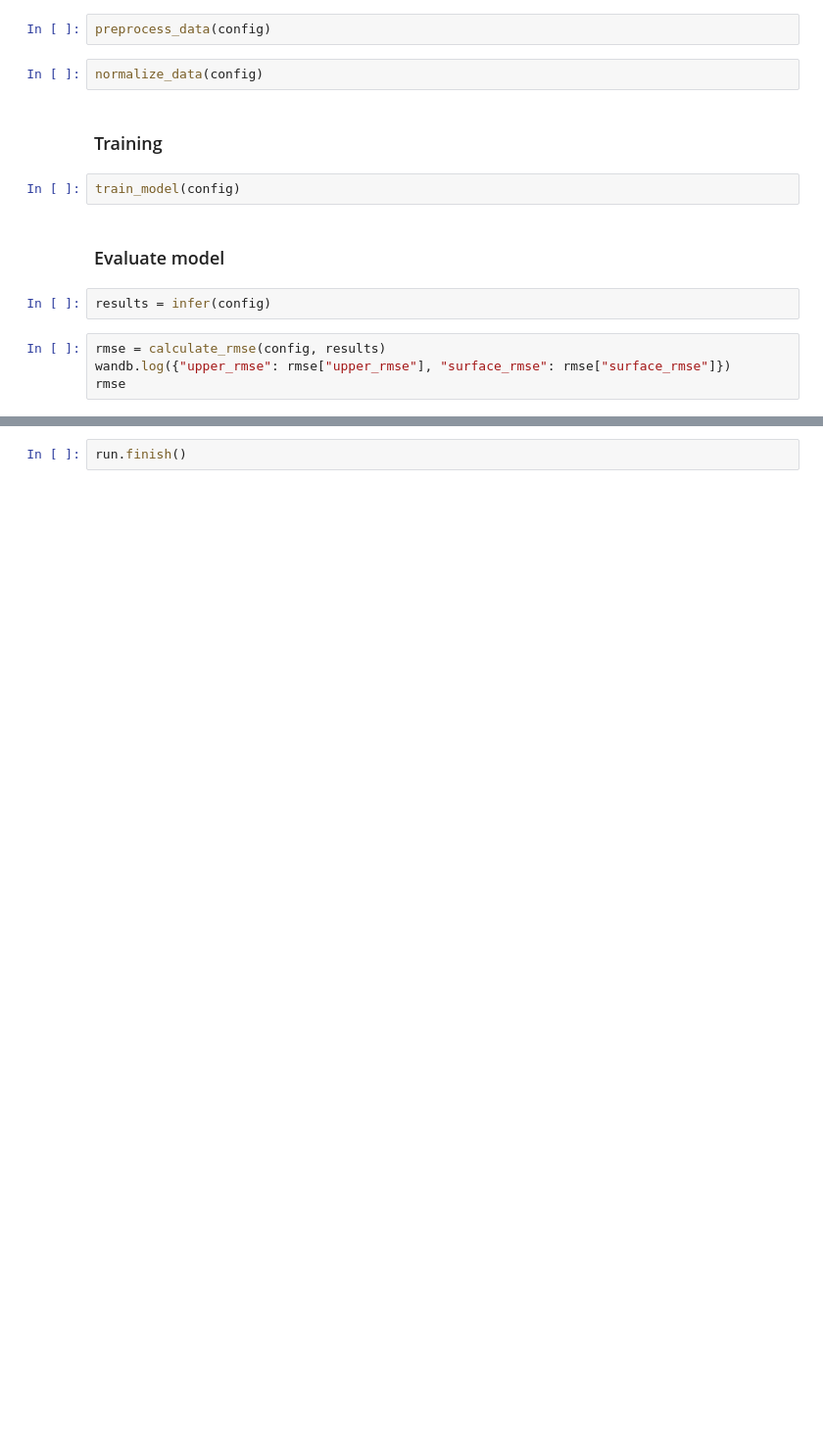
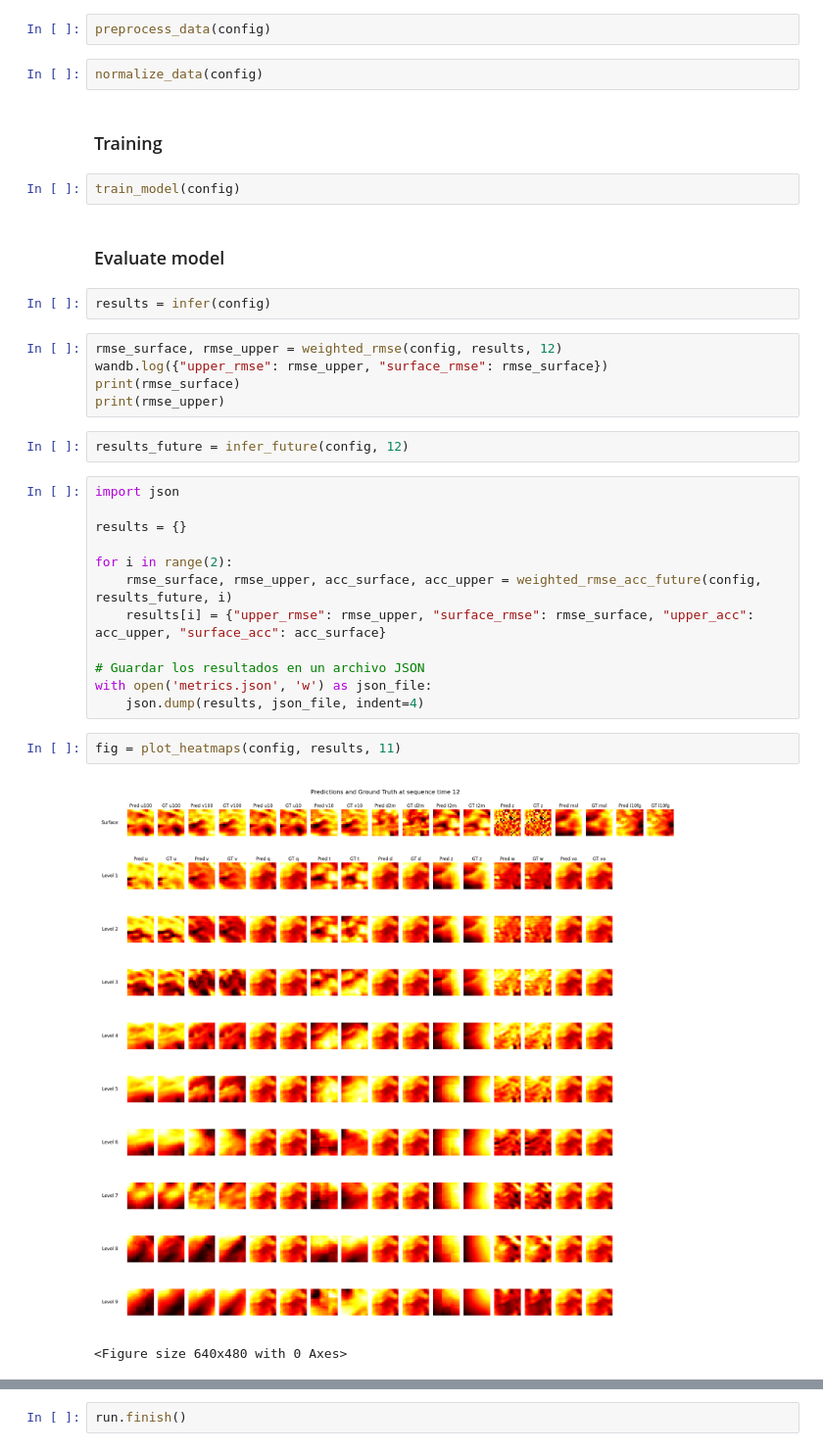
Before and after one commit to SamuReyes/WindFormer, a Jupyter notebook: project/pipeline.ipynb, the cells around one changed output, grey strips where cells are left out. Shown at 98% size. Drawn from its saved outputs; the diff is of its cells as text; blank space fills up the shorter version.

```diff
--- a/project/pipeline.ipynb
+++ b/project/pipeline.ipynb
@@ -44,7 +44,27 @@ train_model(config)
 ### Evaluate model
 # %%
 results = infer(config)
-# %%
-rmse = calculate_rmse(config, results)
-wandb.log({"upper_rmse": rmse["upper_rmse"], "surface_rmse": rmse["surface_rmse"]})
-rmse
+# %%
+rmse_surface, rmse_upper = weighted_rmse(config, results, 12)
+wandb.log({"upper_rmse": rmse_upper, "surface_rmse": rmse_surface})
+print(rmse_surface)
+print(rmse_upper)
+# %%
+results_future = infer_future(config, 12)
+# %%
+import json
+
+results = {}
+
+for i in range(2):
+    rmse_surface, rmse_upper, acc_surface, acc_upper = weighted_rmse_acc_future(config, results_future, i)
+    results[i] = {"upper_rmse": rmse_upper, "surface_rmse": rmse_surface, "upper_acc": acc_upper, "surface_acc": acc_surface}
+
+# Guardar los resultados en un archivo JSON
+with open('metrics.json', 'w') as json_file:
+    json.dump(results, json_file, indent=4)
+# %%
+fig = plot_heatmaps(config, results, 11)
+# %% [output]
+[figure, added]
+<Figure size 640x480 with 0 Axes>
```
Also changed, not shown: parts of 6 cells of this notebook, 5 other files.
